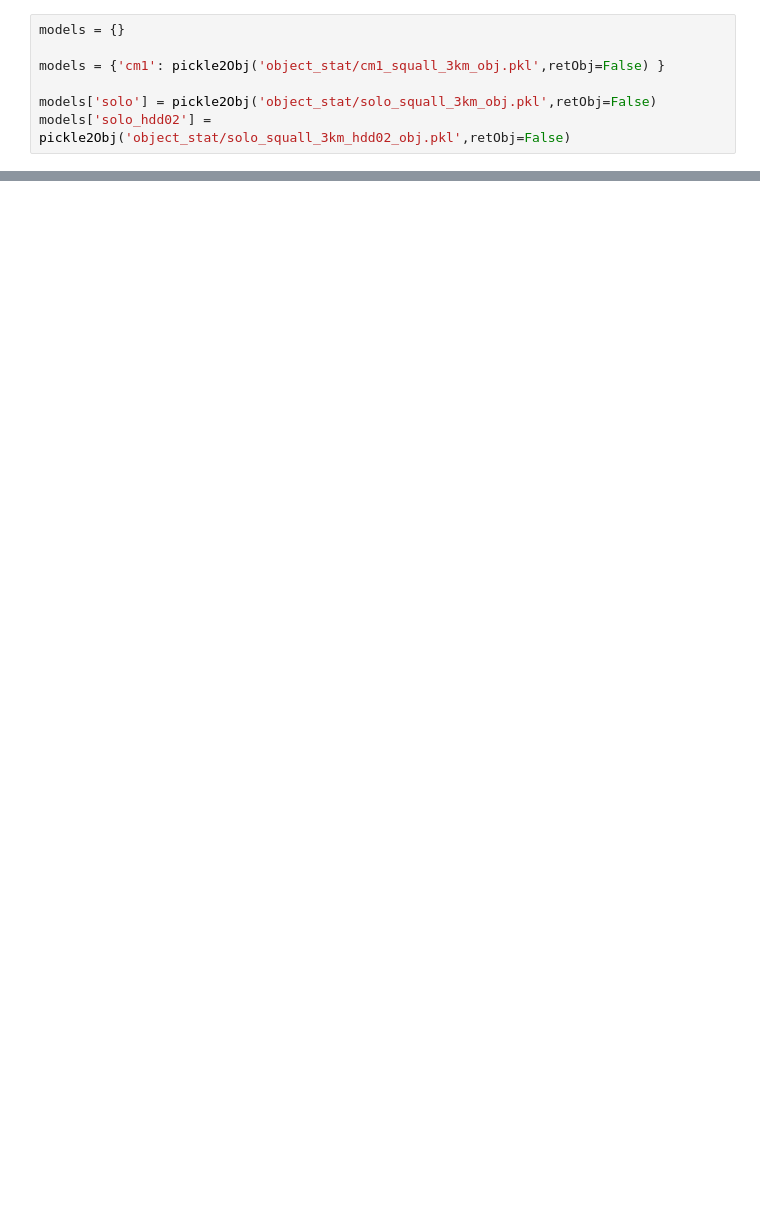
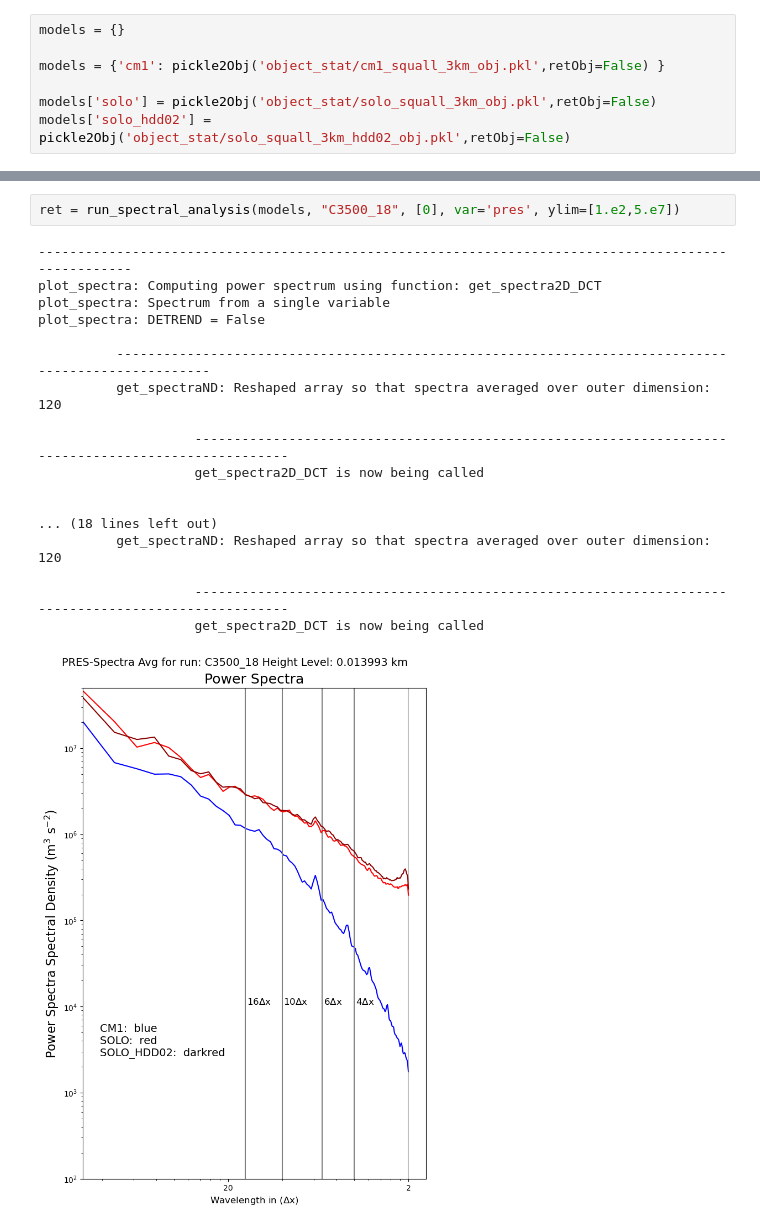
Before and after one commit to louiswicker/CAM_analysis_tools, a Jupyter notebook: ideal_cases/w_spectraIdeal.ipynb, the cells around one changed output, grey strips where cells are left out. Saved outputs shown, nothing was run; the diff lists cells and outputs as text; blank space fills up the shorter version.

```diff
--- a/ideal_cases/w_spectraIdeal.ipynb
+++ b/ideal_cases/w_spectraIdeal.ipynb
@@ -130,0 +130,21 @@ plot_spectra: DETREND = False
+# %%
+ret = run_spectral_analysis(models, "C3500_18", [0], var='pres', ylim=[1.e2,5.e7])
+# %% [output]
+----------------------------------------------------------------------------------------------------
+plot_spectra: Computing power spectrum using function: get_spectra2D_DCT
+plot_spectra: Spectrum from a single variable
+plot_spectra: DETREND = False
+
+          ----------------------------------------------------------------------------------------------------
+          get_spectraND: Reshaped array so that spectra averaged over outer dimension: 120
+
+                    ----------------------------------------------------------------------------------------------------
+                    get_spectra2D_DCT is now being called
+
+
+... (18 lines left out)
+          get_spectraND: Reshaped array so that spectra averaged over outer dimension: 120
+
+                    ----------------------------------------------------------------------------------------------------
+                    get_spectra2D_DCT is now being called
+[figure, added]
```
Also changed, not shown: parts of 2 cells of this notebook, 2 other files.
